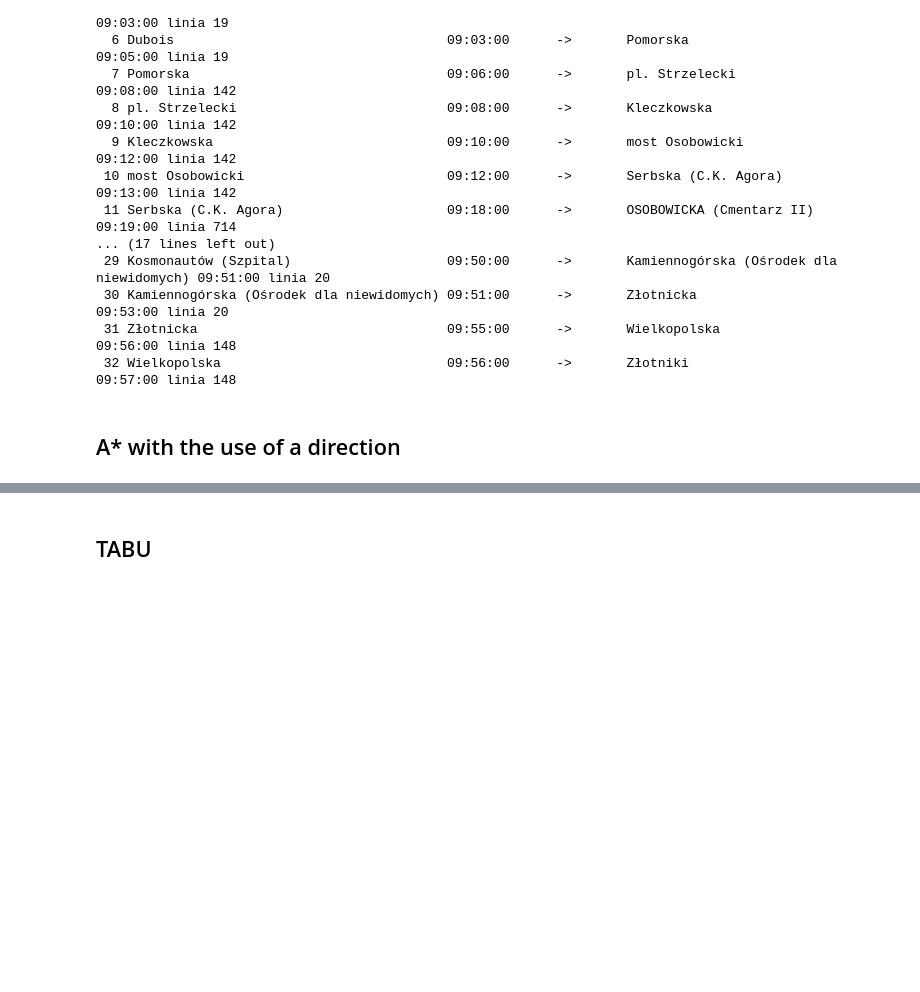
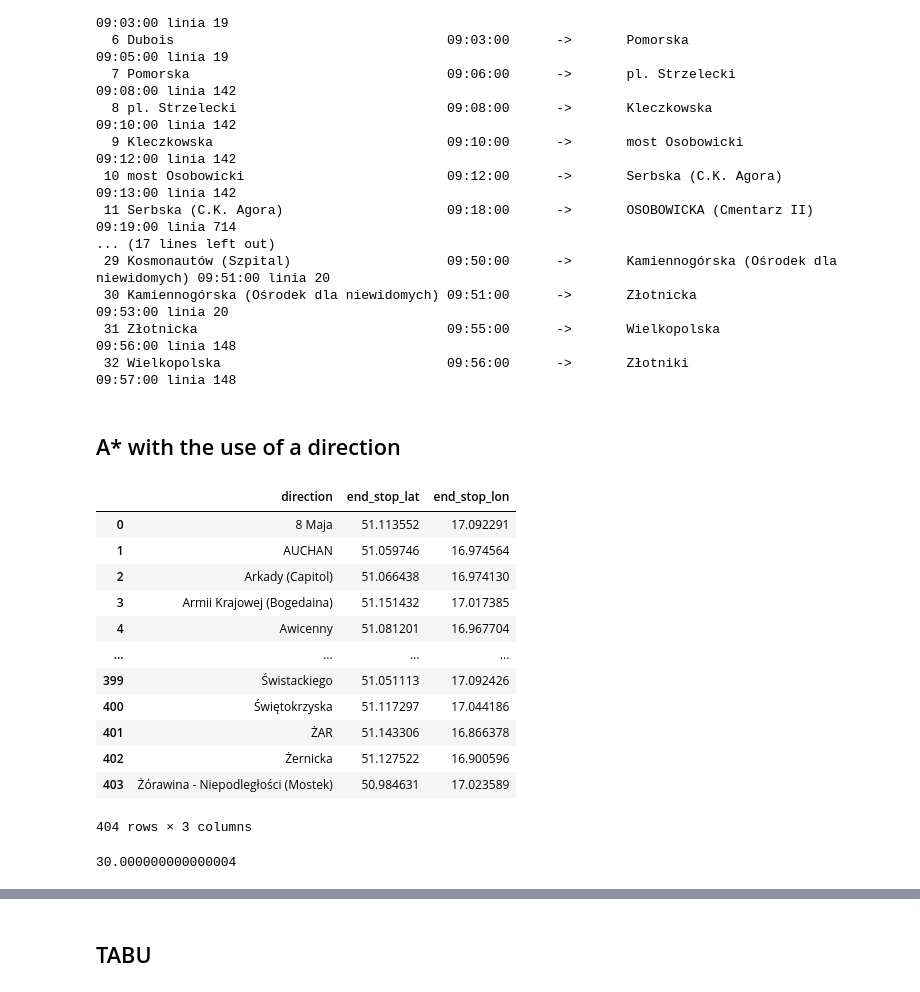
Before and after one commit to Jakub-Ner/Sztuczna-inteligencja, a Jupyter notebook: ZAD1 Rozwiązywanie problemów przez przeszukiwanie/playground.ipynb, the cells around one changed output, grey strips where cells are left out. Drawn from its saved outputs; the diff is of its cells as text; code cells hidden in the pictures; blank space fills up the shorter version.

```diff
--- a/ZAD1 Rozwiązywanie problemów przez przeszukiwanie/playground.ipynb
+++ b/ZAD1 Rozwiązywanie problemów przez przeszukiwanie/playground.ipynb
@@ -736,3 +735,31 @@ present_connections(visited, START, DESTINATION)
  32 Wielkopolska                             09:56:00      ->       Złotniki                                 09:57:00 linia 148
 # %% [markdown]
 ## A* with the use of a direction
+# %%
+directions = df[['direction', 'end_stop_lat',	'end_stop_lon']].groupby('direction').first().reset_index()
+directions
+# %% [output]
+|  | direction | end_stop_lat | end_stop_lon |
+| 0 | 8 Maja | 51.113552 | 17.092291 |
+| 1 | AUCHAN | 51.059746 | 16.974564 |
+| 2 | Arkady (Capitol) | 51.066438 | 16.974130 |
+| 3 | Armii Krajowej (Bogedaina) | 51.151432 | 17.017385 |
+| 4 | Awicenny | 51.081201 | 16.967704 |
+| ... | ... | ... | ... |
+| 399 | Świstackiego | 51.051113 | 17.092426 |
+| 400 | Świętokrzyska | 51.117297 | 17.044186 |
+| 401 | ŻAR | 51.143306 | 16.866378 |
+| 402 | Żernicka | 51.127522 | 16.900596 |
+| 403 | Żórawina - Niepodległości (Mostek) | 50.984631 | 17.023589 |
+404 rows × 3 columns
+# %%
+current_lat, current_lon = (1, 1)
+direction_lat, direction_log = (1+ np.sqrt(3), 1)
+destination_lat, destination_lon = (1+ np.sqrt(3), 2)
+
+# # angle = atan2(vector2.y, vector2.x) - atan2(vector1.y, vector1.x);
+# angle = np.arctan2(P1[1] - P0[1], P1[0] - P0[0]) - np.arctan2(P2[1] - P0[1], P2[0] - P0[0])
+angle = abs(np.degrees(np.arctan2(direction_lat - current_lat, direction_log - current_lon) - np.arctan2(destination_lat - current_lat, destination_lon - current_lon)))
+angle
+# %% [output]
+30.000000000000004
```
Also changed, not shown: parts of 4 cells of this notebook.
